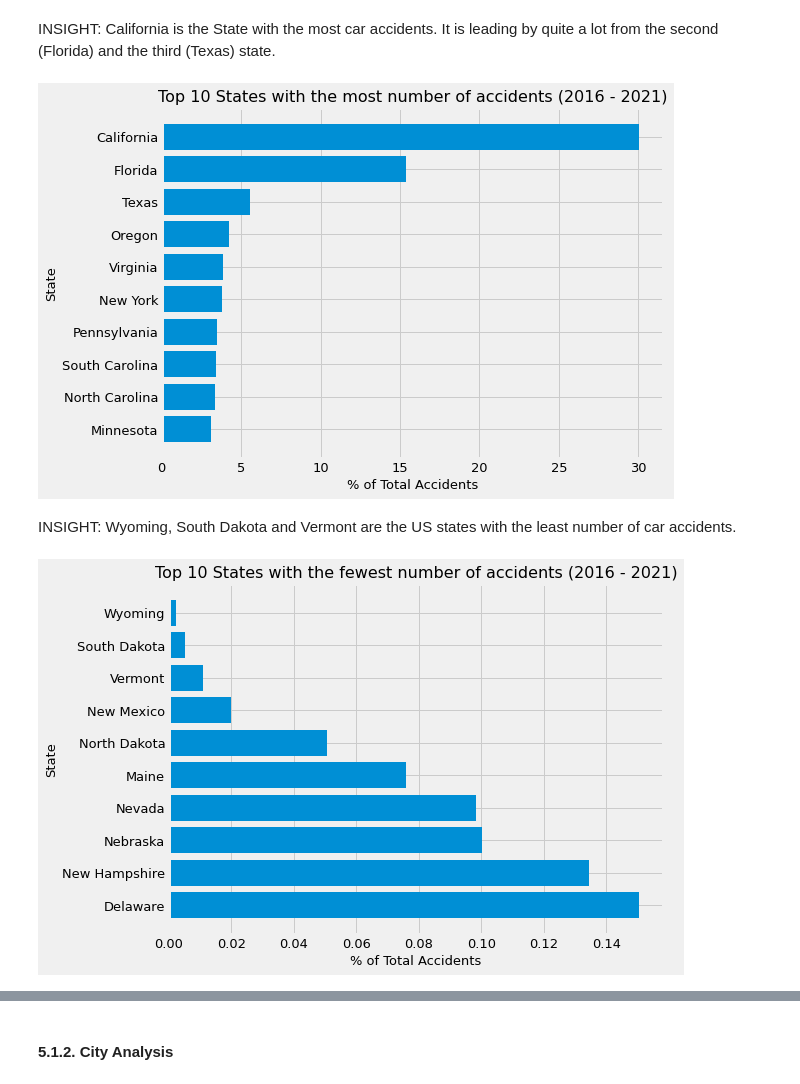
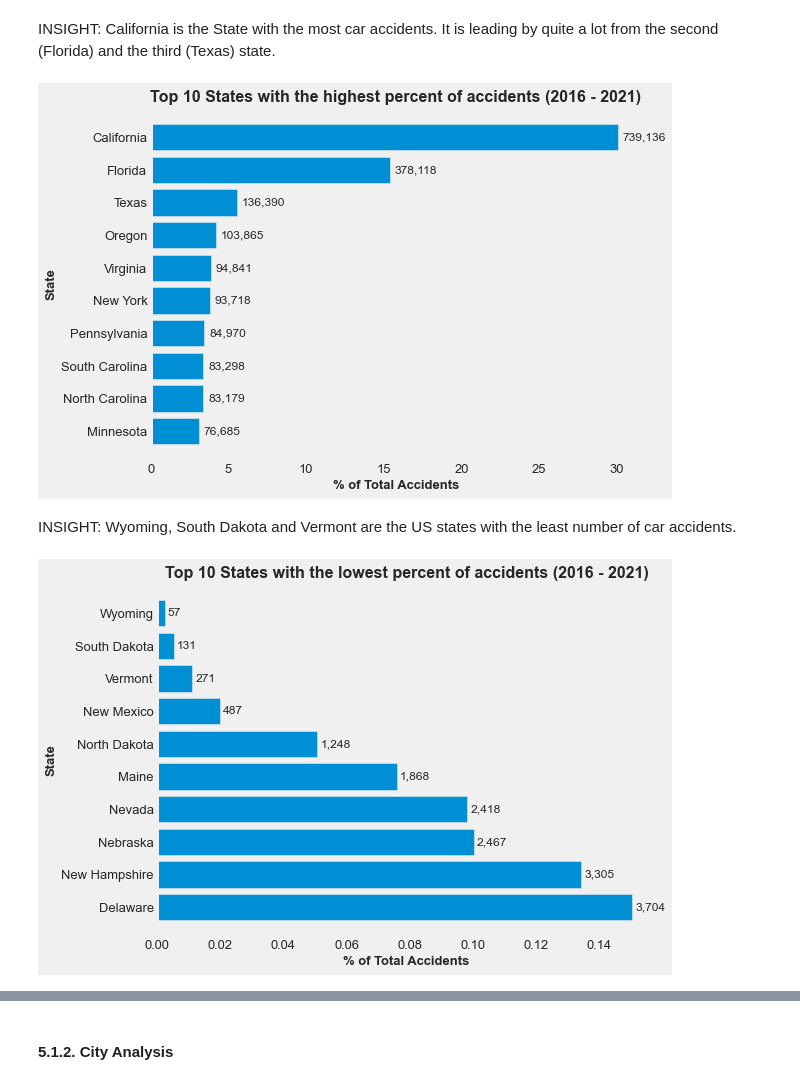
Before and after one commit to lyubol/Exploratory-Data-Analysis, a Jupyter notebook: EDA - US Accidents/US Accidents-checkpoint.ipynb, the cells around one changed output, grey strips where cells are left out. Saved outputs shown, nothing was run; the diff lists cells and outputs as text; code cells hidden in the pictures.

Commit message:
Added visualizations for State and City Analysis

```diff
--- a/EDA - US Accidents/US Accidents-checkpoint.ipynb
+++ b/EDA - US Accidents/US Accidents-checkpoint.ipynb
@@ -392,36 +401,60 @@ df_top_states["Percent"] = (df_top_states["Total"] / df_top_states["Total"].sum(
 # %%
 # Visualize using a horizontal bar chart
 x_state = df_top_states["Percent"].nlargest(10).sort_values(ascending=True).index
 y_percent = df_top_states["Percent"].nlargest(10).sort_values(ascending=True).values
+# This variable will be used for the total number labels
+bar_labels = [format(i, ",d") for i in df_top_states["Total"].nlargest(10).sort_values(ascending=True).values]
 
 plt_size = plt.figure(figsize=(9,6))
-plt.barh(x_state, y_percent)
+barElements = plt.barh(x_state, y_percent)
 
-plt.title("Top 10 States with the most number of accidents (2016 - 2021)", fontsize=16)
-plt.ylabel("State", fontsize=13)
+# Add labels with the total number of accidents
+for element, label in zip(barElements, bar_labels):
+    plt.text(
+        element.get_x() + (element.get_width() + 0.3),
+        element.get_y() + (element.get_height() / 2.6),
+        label,
+        fontsize=12
+    )
+
+plt.title("Top 10 States with the highest percent of accidents (2016 - 2021)", fontsize=16, fontweight="bold")
+plt.ylabel("State", fontsize=13, fontweight="bold")
 plt.yticks(size=13)
-plt.xlabel("% of Total Accidents", fontsize=13)
+plt.xlabel("% of Total Accidents", fontsize=13, fontweight="bold")
 plt.xticks(size=13)
+plt.grid(False)
 plt.tight_layout()
 plt.show()
 # %% [output]
-[figure, old version]
+[figure, new version]
 # %% [markdown]
 INSIGHT: Wyoming, South Dakota and Vermont are the US states with the least number of car accidents.
 # %%
 # Visualize using a horizontal bar chart
 x_state = df_top_states["Percent"].nsmallest(10).sort_values(ascending=False).index
 y_percent = df_top_states["Percent"].nsmallest(10).sort_values(ascending=False).values
+# This variable will be used for the total number labels
+bar_labels = [format(i, ",d") for i in df_top_states["Total"].nsmallest(10).sort_values(ascending=False).values]
 
 plt_size = plt.figure(figsize=(9,6))
-plt.barh(x_state, y_percent)
+barElements = plt.barh(x_state, y_percent)
 
-plt.title("Top 10 States with the fewest number of accidents (2016 - 2021)", fontsize=16)
-plt.ylabel("State", fontsize=13)
+# Add labels with the total number of accidents
+for element, label in zip(barElements, bar_labels):
+    plt.text(
+        element.get_x() + (element.get_width() + 0.001),
+        element.get_y() + (element.get_height() / 2.6),
+        label,
+        fontsize=12
+    )
+
+plt.title("Top 10 States with the lowest percent of accidents (2016 - 2021)", fontsize=16, fontweight="bold")
+plt.ylabel("State", fontsize=13, fontweight="bold")
 plt.yticks(size=13)
-plt.xlabel("% of Total Accidents", fontsize=13)
+plt.xlabel("% of Total Accidents", fontsize=13, fontweight="bold")
 plt.xticks(size=13)
+plt.grid(False)
 plt.tight_layout()
 plt.show()
 # %% [output]
-[figure, old version]
+[figure, new version]
```
Also changed, not shown: parts of 14 cells of this notebook.
